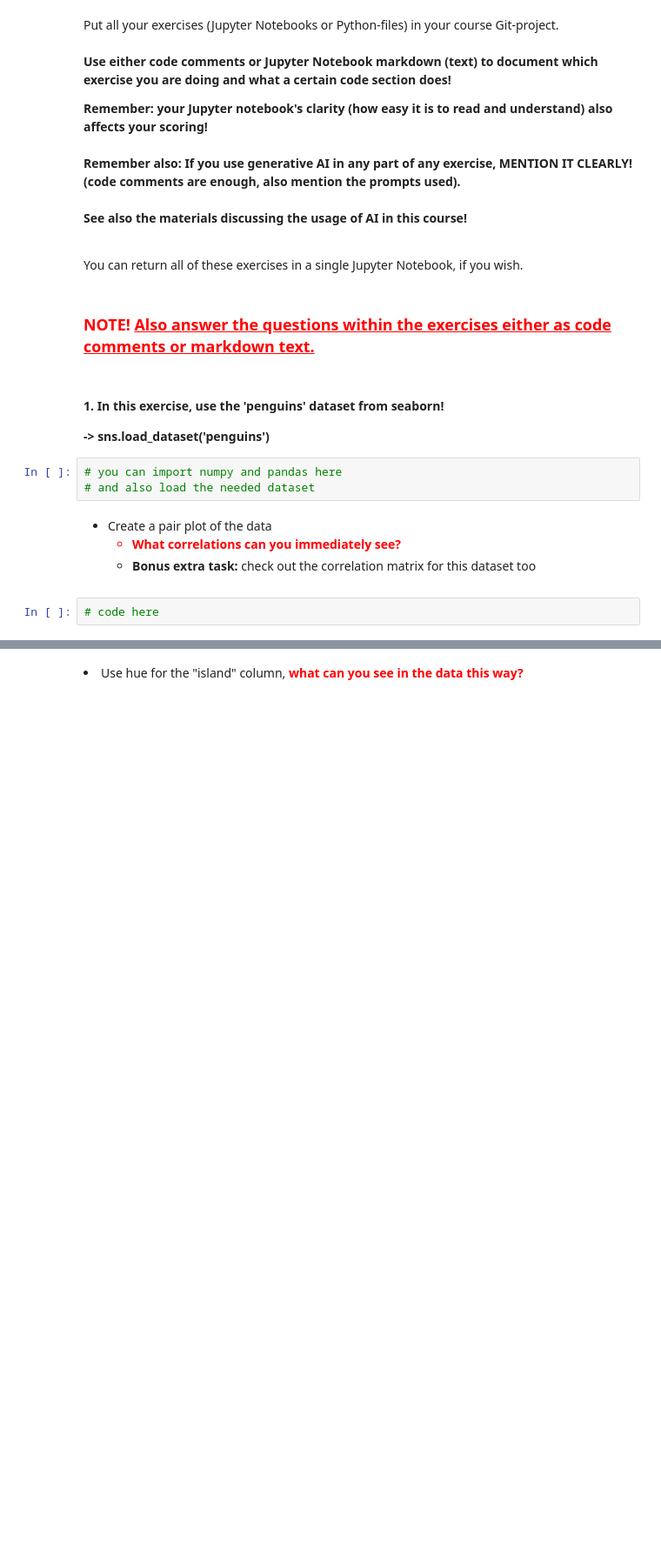
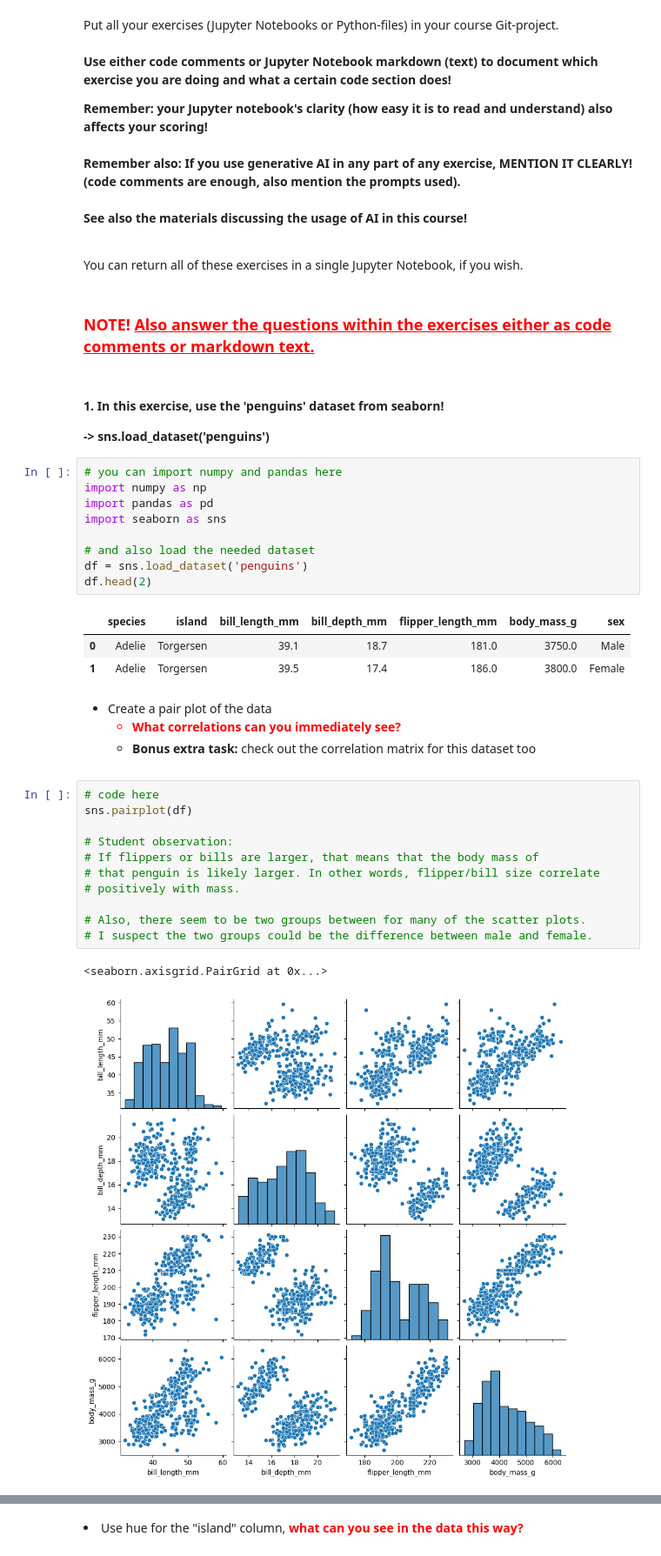
Before and after one commit to jehuhta/Intro_Data_Analytics_Huhta_Jeremy_Spring2025, a Jupyter notebook: Exercises_3_Seaborn/DataAnalyticsExerciseSet3.ipynb, the cells around one changed output, grey strips where cells are left out. Shown at 87% size. Drawn from its saved outputs; the diff is of its cells as text; blank space fills up the shorter version.

```diff
--- a/Exercises_3_Seaborn/DataAnalyticsExerciseSet3.ipynb
+++ b/Exercises_3_Seaborn/DataAnalyticsExerciseSet3.ipynb
@@ -21,7 +21,17 @@ You can return all of these exercises in a single Jupyter Notebook, if you wish.
 </b>
 # %%
 # you can import numpy and pandas here
+import numpy as np
+import pandas as pd
+import seaborn as sns
+
 # and also load the needed dataset
+df = sns.load_dataset('penguins')
+df.head(2)
+# %% [output]
+|  | species | island | bill_length_mm | bill_depth_mm | flipper_length_mm | body_mass_g | sex |
+| 0 | Adelie | Torgersen | 39.1 | 18.7 | 181.0 | 3750.0 | Male |
+| 1 | Adelie | Torgersen | 39.5 | 17.4 | 186.0 | 3800.0 | Female |
 # %% [markdown]
 <ul>
 <li>Create a pair plot of the data</li>
@@ -30,5 +40,17 @@ You can return all of these exercises in a single Jupyter Notebook, if you wish.
     <li><b>Bonus extra task:</b> check out the correlation matrix for this dataset too</li>
 </ul>
 </ul>
-# %%
-# code here
+# %%
+# code here
+sns.pairplot(df)
+
+# Student observation:
+# If flippers or bills are larger, that means that the body mass of
+# that penguin is likely larger. In other words, flipper/bill size correlate
+# positively with mass.
+
+# Also, there seem to be two groups between for many of the scatter plots.
+# I suspect the two groups could be the difference between male and female.
+# %% [output]
+<seaborn.axisgrid.PairGrid at 0x...>
+[figure, added]
```
Also changed, not shown: parts of 11 cells of this notebook.
